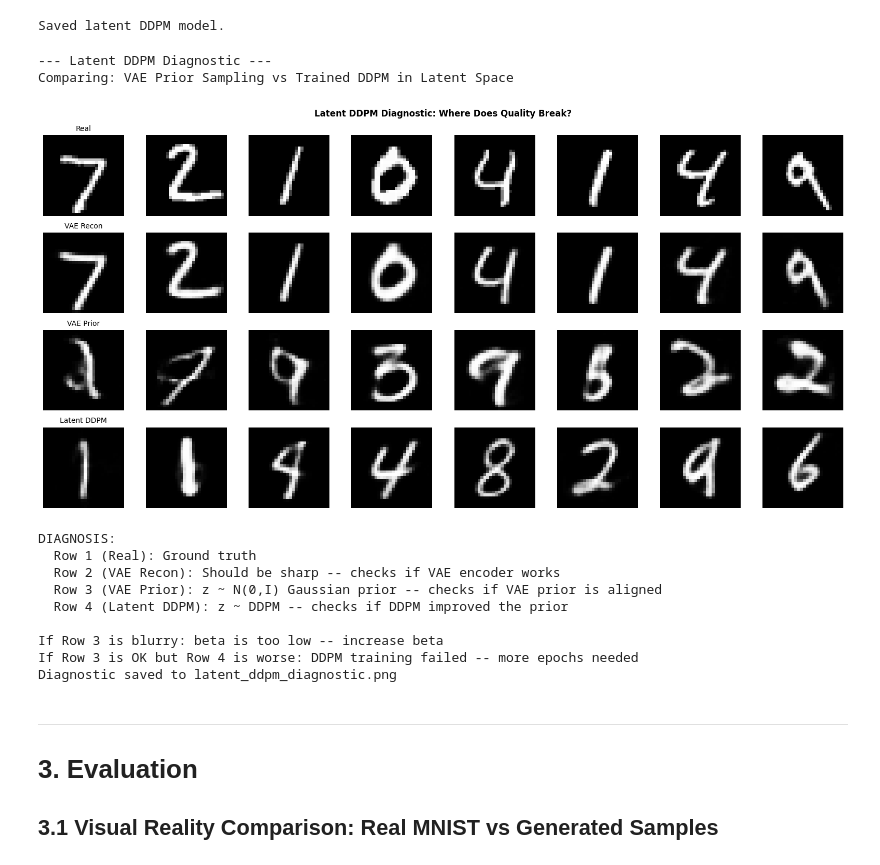
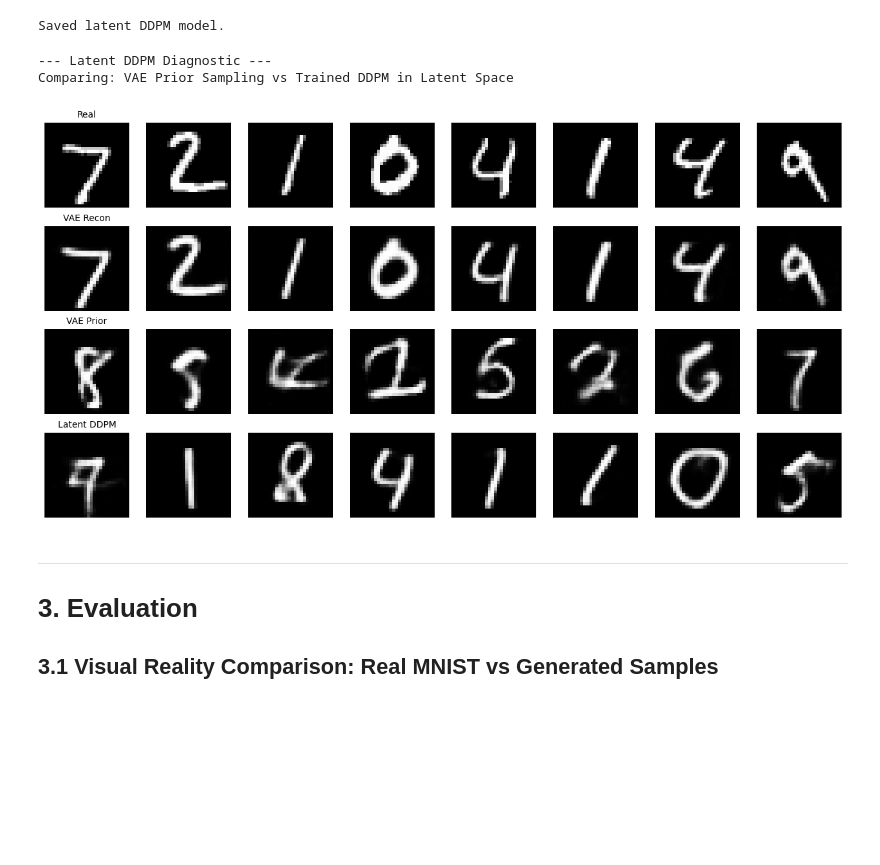
Before and after one commit to V4ldeSalnikov/Advanced-Machine-learning, a Jupyter notebook: LatentDDPMwNB/experiments.ipynb, the cells around one changed output. Drawn from its saved outputs; the diff is of its cells as text; code cells hidden in the pictures; blank space fills up the shorter version.

```diff
--- a/LatentDDPMwNB/experiments.ipynb
+++ b/LatentDDPMwNB/experiments.ipynb
@@ -393,58 +393,34 @@ if real_flat.dim() > 2:
 with torch.no_grad():
     q = latent_ddpm.vae.encode(real_flat)
     vae_recon = latent_ddpm.vae.decode_mean(q.mean)
     vae_prior_gen = latent_ddpm.vae.sample(n_samples=8).to(device)
     ddpm_samples = latent_ddpm.sample(n_samples=8).to(device)
     if ddpm_samples.dim() == 4:
         ddpm_samples = ddpm_samples.view(ddpm_samples.size(0), -1)
 
 real_imgs = real_flat.view(-1, 1, 28, 28).clamp(0.0, 1.0).cpu()
 recon_imgs = vae_recon.view(-1, 1, 28, 28).clamp(0.0, 1.0).cpu()
 vae_prior_imgs = vae_prior_gen.view(-1, 1, 28, 28).clamp(0.0, 1.0).cpu()
 ddpm_imgs = ddpm_samples.view(-1, 1, 28, 28).clamp(0.0, 1.0).cpu()
 
 fig, axes = plt.subplots(4, 8, figsize=(16, 8))
 for i in range(8):
     axes[0, i].imshow(real_imgs[i, 0].numpy(), cmap='gray')
     axes[0, i].set_title('Real' if i == 0 else '', fontsize=10)
     axes[0, i].axis('off')
     axes[1, i].imshow(recon_imgs[i, 0].numpy(), cmap='gray')
     axes[1, i].set_title('VAE Recon' if i == 0 else '', fontsize=10)
     axes[1, i].axis('off')
     axes[2, i].imshow(vae_prior_imgs[i, 0].numpy(), cmap='gray')
     axes[2, i].set_title('VAE Prior' if i == 0 else '', fontsize=10)
     axes[2, i].axis('off')
     axes[3, i].imshow(ddpm_imgs[i, 0].numpy(), cmap='gray')
     axes[3, i].set_title('Latent DDPM' if i == 0 else '', fontsize=10)
     axes[3, i].axis('off')
-
-fig.suptitle('Latent DDPM Diagnostic: Where Does Quality Break?', fontsize=12, fontweight='bold')
-plt.tight_layout()
-plt.savefig(OUTDIR / 'latent_ddpm_diagnostic.png', dpi=120, bbox_inches='tight')
-plt.show()
-
-print('DIAGNOSIS:')
-print('  Row 1 (Real): Ground truth')
-print('  Row 2 (VAE Recon): Should be sharp -- checks if VAE encoder works')
-print('  Row 3 (VAE Prior): z ~ N(0,I) Gaussian prior -- checks if VAE prior is aligned')
-print('  Row 4 (Latent DDPM): z ~ DDPM -- checks if DDPM improved the prior')
-print()
-print('If Row 3 is blurry: beta is too low -- increase beta')
-print('If Row 3 is OK but Row 4 is worse: DDPM training failed -- more epochs needed')
-print('Diagnostic saved to latent_ddpm_diagnostic.png')
 # %% [output]
 --- Latent DDPM Diagnostic ---
 Comparing: VAE Prior Sampling vs Trained DDPM in Latent Space
-[figure, old version]
+[figure, new version]
-DIAGNOSIS:
-  Row 1 (Real): Ground truth
-  Row 2 (VAE Recon): Should be sharp -- checks if VAE encoder works
-  Row 3 (VAE Prior): z ~ N(0,I) Gaussian prior -- checks if VAE prior is aligned
-  Row 4 (Latent DDPM): z ~ DDPM -- checks if DDPM improved the prior
-
-If Row 3 is blurry: beta is too low -- increase beta
-If Row 3 is OK but Row 4 is worse: DDPM training failed -- more epochs needed
-Diagnostic saved to latent_ddpm_diagnostic.png
 # %% [markdown]
 ---
 # 3. Evaluation
```
